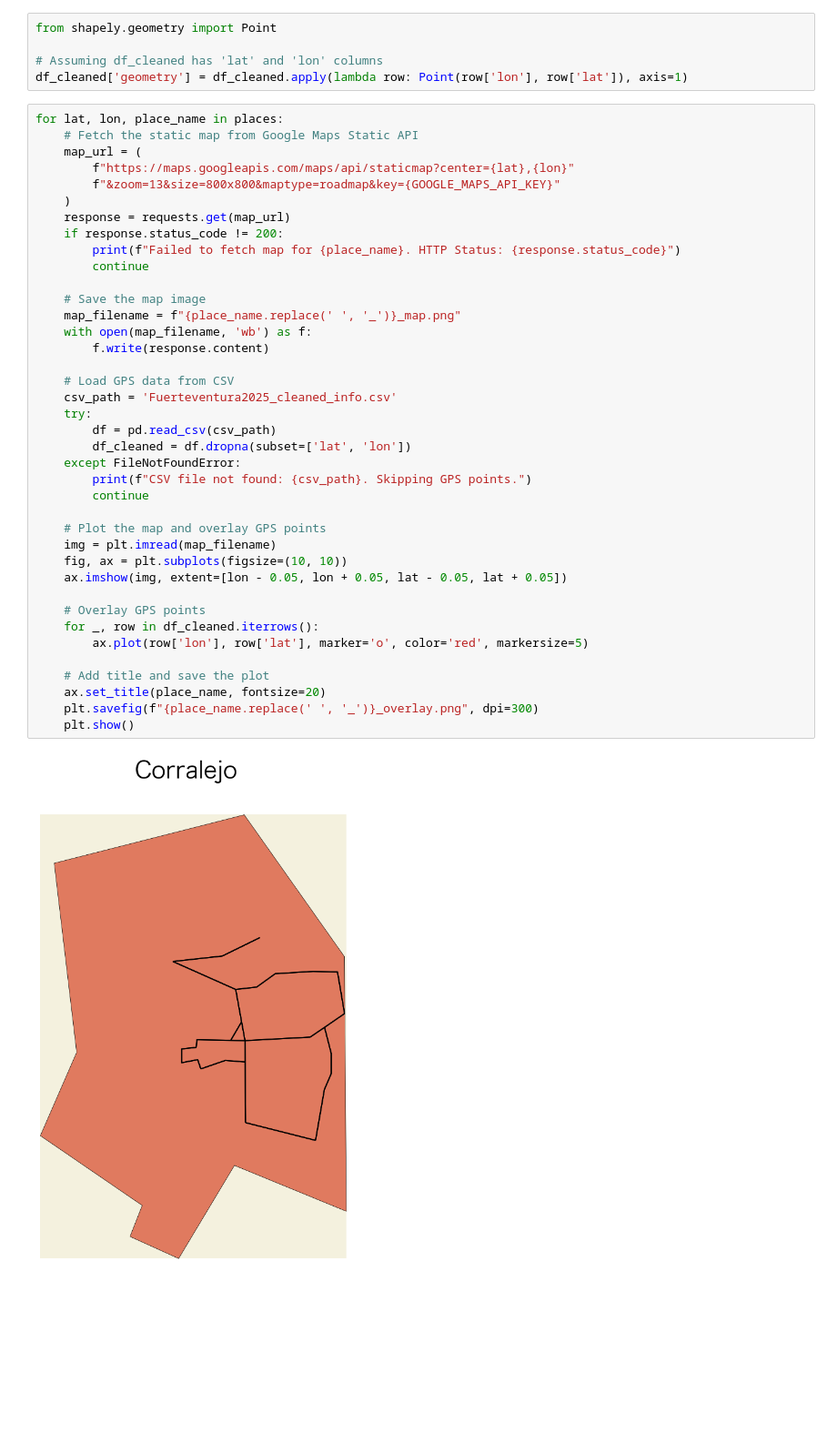
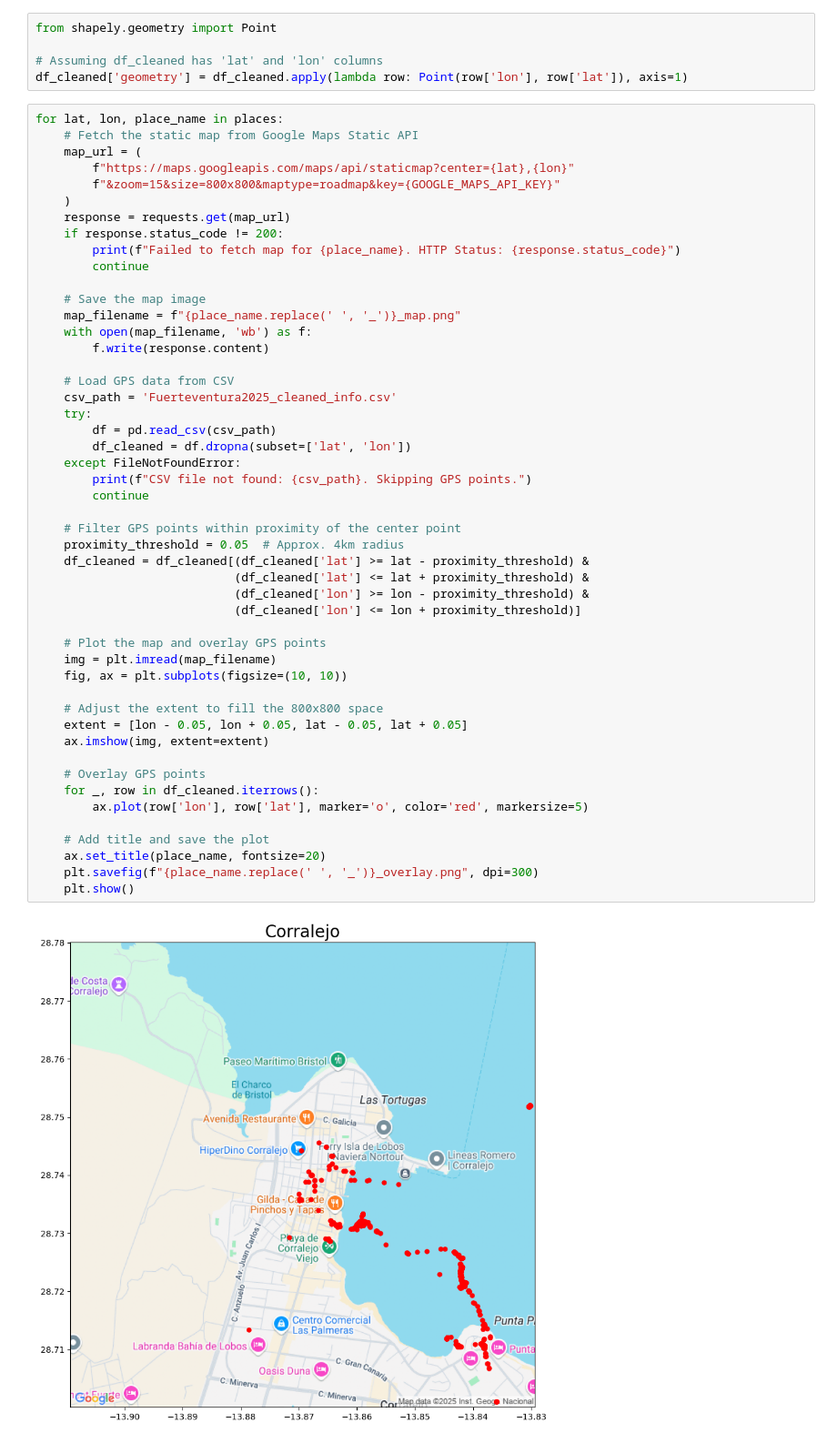
Before and after one commit to UlrikeDetective/maps, a Jupyter notebook: travelMapsProject/travel_map_fuerteventuraCities_combined.ipynb, the cells around one changed output. Shown at 91% size. Cells and saved outputs as stored; diff of their text form; blank space fills up the shorter version.

```diff
--- a/travelMapsProject/travel_map_fuerteventuraCities_combined.ipynb
+++ b/travelMapsProject/travel_map_fuerteventuraCities_combined.ipynb
@@ -41,39 +41,49 @@ for lat, lon, place_name in places:
     # Fetch the static map from Google Maps Static API
     map_url = (
         f"https://maps.googleapis.com/maps/api/staticmap?center={lat},{lon}"
-        f"&zoom=13&size=800x800&maptype=roadmap&key={GOOGLE_MAPS_API_KEY}"
+        f"&zoom=15&size=800x800&maptype=roadmap&key={GOOGLE_MAPS_API_KEY}"
     )
     response = requests.get(map_url)
     if response.status_code != 200:
         print(f"Failed to fetch map for {place_name}. HTTP Status: {response.status_code}")
         continue
 
     # Save the map image
     map_filename = f"{place_name.replace(' ', '_')}_map.png"
     with open(map_filename, 'wb') as f:
         f.write(response.content)
 
     # Load GPS data from CSV
     csv_path = 'Fuerteventura2025_cleaned_info.csv'
     try:
         df = pd.read_csv(csv_path)
         df_cleaned = df.dropna(subset=['lat', 'lon'])
     except FileNotFoundError:
         print(f"CSV file not found: {csv_path}. Skipping GPS points.")
         continue
 
+    # Filter GPS points within proximity of the center point
+    proximity_threshold = 0.05  # Approx. 4km radius
+    df_cleaned = df_cleaned[(df_cleaned['lat'] >= lat - proximity_threshold) &
+                            (df_cleaned['lat'] <= lat + proximity_threshold) &
+                            (df_cleaned['lon'] >= lon - proximity_threshold) &
+                            (df_cleaned['lon'] <= lon + proximity_threshold)]
+
     # Plot the map and overlay GPS points
     img = plt.imread(map_filename)
     fig, ax = plt.subplots(figsize=(10, 10))
-    ax.imshow(img, extent=[lon - 0.05, lon + 0.05, lat - 0.05, lat + 0.05])
+
+    # Adjust the extent to fill the 800x800 space
+    extent = [lon - 0.05, lon + 0.05, lat - 0.05, lat + 0.05]
+    ax.imshow(img, extent=extent)
 
     # Overlay GPS points
     for _, row in df_cleaned.iterrows():
         ax.plot(row['lon'], row['lat'], marker='o', color='red', markersize=5)
 
     # Add title and save the plot
     ax.set_title(place_name, fontsize=20)
     plt.savefig(f"{place_name.replace(' ', '_')}_overlay.png", dpi=300)
     plt.show()
 # %% [output]
-[figure, old version]
+[figure, new version]
```
Also changed, not shown: parts of 1 cell of this notebook, 8 other files.
